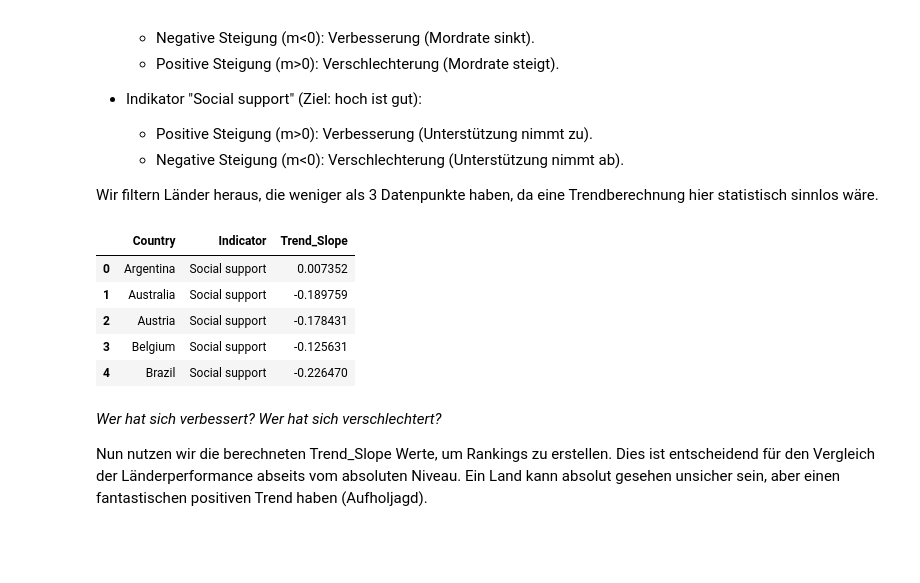
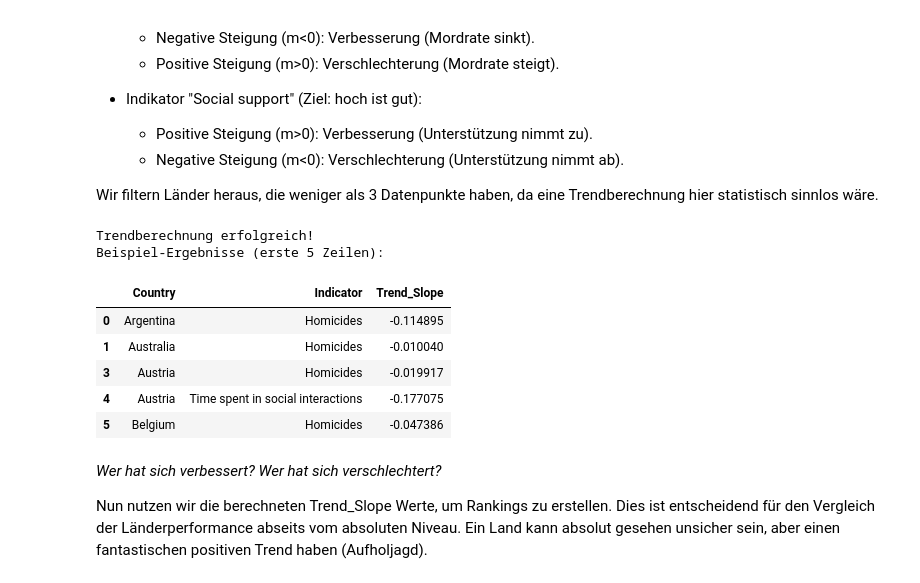
Before and after one commit to flurinasophie/Statistik_Projekt_OECDWellBeing, a Jupyter notebook: notebooks/06_Zeitreihenanalyse_und_Trends.ipynb, the cells around one changed output. Cells and saved outputs as stored; diff of their text form; code cells hidden in the pictures; blank space fills up the shorter version.

```diff
--- a/notebooks/06_Zeitreihenanalyse_und_Trends.ipynb
+++ b/notebooks/06_Zeitreihenanalyse_und_Trends.ipynb
@@ -224,32 +198,44 @@ Wir erinnern uns an die Geradengleichung y=mx+b. Das m (die Steigung) sagt uns:
 Wir filtern Länder heraus, die weniger als 3 Datenpunkte haben, da eine Trendberechnung hier statistisch sinnlos wäre.
 # %%
 def calculate_trend(group):
-    # Wir brauchen mindestens 3 Punkte für einen sinnvollen Trend
+    # 1. Prüfung: Genug Datenpunkte?
     if len(group) < 3:
         return np.nan
 
-    # Lineare Regression: x=Year, y=Value
-    # linregress gibt (slope, intercept, r_value, p_value, std_err) zurück
-    slope, intercept, r_value, p_value, std_err = stats.linregress(group['year'], group['value'])
-    return slope
+    # 2. WICHTIGE PRÜFUNG: Haben wir Variation in der Zeit?
+    # Wenn alle Datenpunkte aus dem selben Jahr stammen (nunique == 1),
+    # kann keine Steigung berechnet werden -> Absturzursache behoben!
+    if group['year'].nunique() <= 1:
+        return np.nan
 
-# Wir gruppieren nach Land und Indikator und wenden die Funktion an
-# Spaltennamen aus NB 01 beachten: 'reference_area', 'measure'
+    try:
+        # Lineare Regression: x = Jahr, y = Wert
+        slope, intercept, r_val, p_val, std_err = stats.linregress(group['year'], group['value'])
+        return slope
+    except ValueError:
+        # Falls aus anderen Gründen (z.B. NaNs) ein Fehler auftritt, fangen wir ihn ab
+        return np.nan
+
+# Wir gruppieren nach Land und Indikator und wenden die Berechnung an
+# include_groups=False verhindert Warnungen in neueren Pandas-Versionen
 trend_results = df_ts_filtered.groupby(['reference_area', 'measure']).apply(calculate_trend).reset_index()
 trend_results.columns = ['Country', 'Indicator', 'Trend_Slope']
 
-# Entfernen von NaN Ergebnissen (Länder mit zu wenig Daten)
+# Entfernen von Ländern ohne berechenbaren Trend (NaN)
 trend_results = trend_results.dropna()
 
-# Anzeigen der ersten Zeilen
-trend_results.head()
+print("Trendberechnung erfolgreich!")
+print("Beispiel-Ergebnisse (erste 5 Zeilen):")
+display(trend_results.head())
 # %% [output]
+Trendberechnung erfolgreich!
+Beispiel-Ergebnisse (erste 5 Zeilen):
 |  | Country | Indicator | Trend_Slope |
-| 0 | Argentina | Social support | 0.007352 |
-| 1 | Australia | Social support | -0.189759 |
-| 2 | Austria | Social support | -0.178431 |
-| 3 | Belgium | Social support | -0.125631 |
-| 4 | Brazil | Social support | -0.226470 |
+| 0 | Argentina | Homicides | -0.114895 |
+| 1 | Australia | Homicides | -0.010040 |
+| 3 | Austria | Homicides | -0.019917 |
+| 4 | Austria | Time spent in social interactions | -0.177075 |
+| 5 | Belgium | Homicides | -0.047386 |
 # %% [markdown]
 *Wer hat sich verbessert? Wer hat sich verschlechtert?*
 
```
Also changed, not shown: parts of 10 cells of this notebook.
